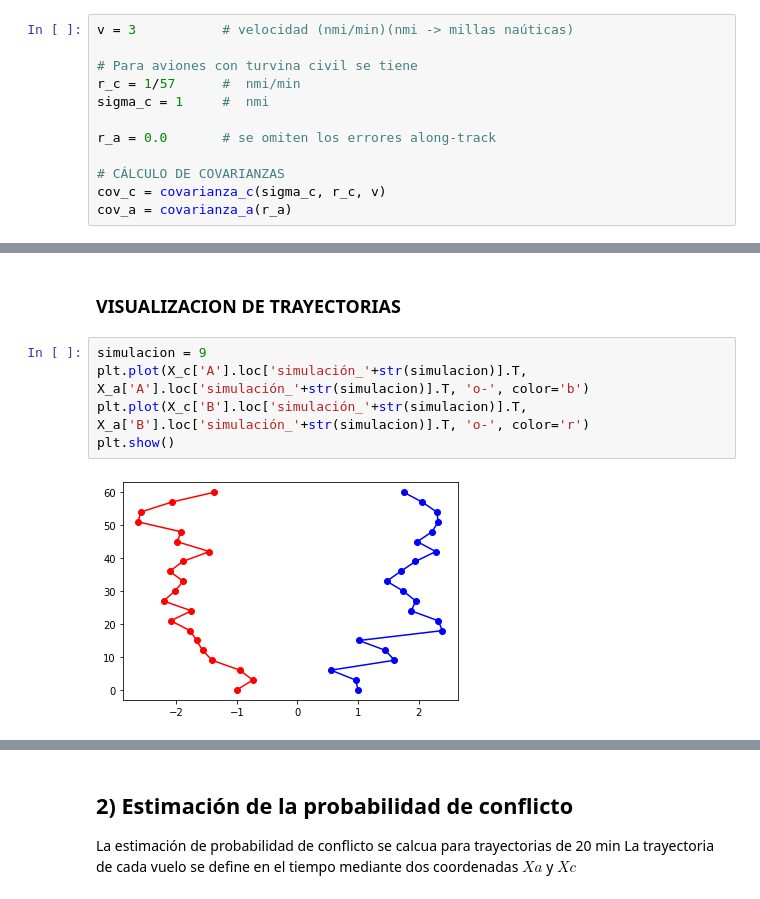
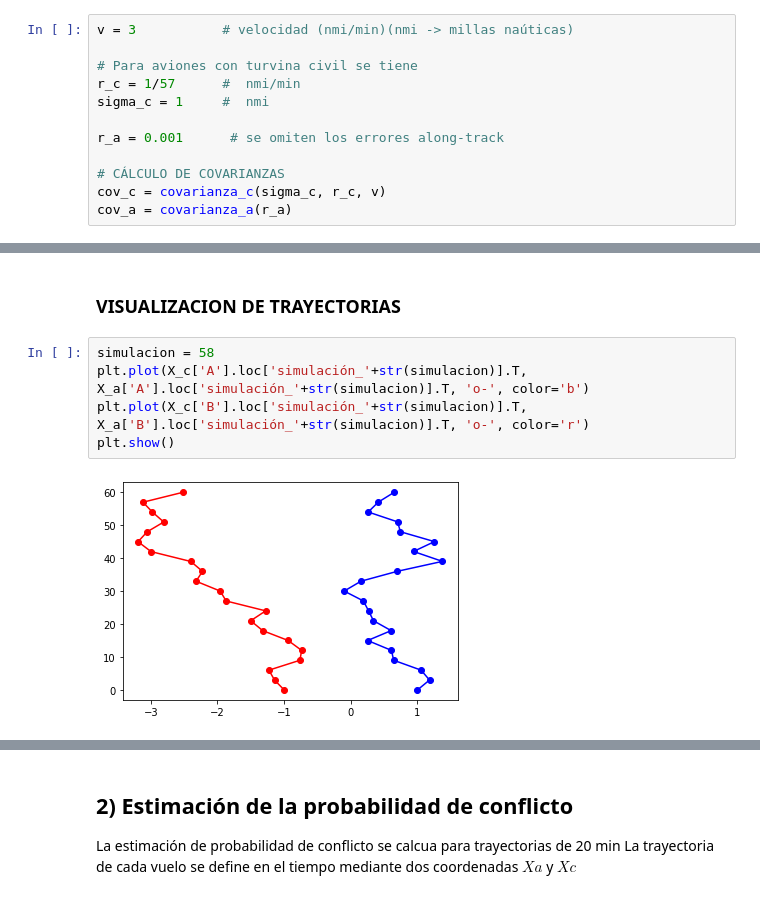
Before and after one commit to AnIsAsPe/Estimacion-probabilidad-conflicto-en-trayectorias-de-vuelos-paralelos, a Jupyter notebook: Notebooks/Estimación_probabilidad_de_conflicto_en_trayectorias_de_vuelo_MonteCarlo.ipynb, the cells around one changed output, grey strips where cells are left out. Cells and saved outputs as stored; diff of their text form.

```diff
--- a/Notebooks/Estimación_probabilidad_de_conflicto_en_trayectorias_de_vuelo_MonteCarlo.ipynb
+++ b/Notebooks/Estimación_probabilidad_de_conflicto_en_trayectorias_de_vuelo_MonteCarlo.ipynb
@@ -177,7 +177,7 @@ v = 3           # velocidad (nmi/min)(nmi -> millas naúticas)
 r_c = 1/57      #  nmi/min
 sigma_c = 1     #  nmi
 
-r_a = 0.0       # se omiten los errores along-track
+r_a = 0.001      # se omiten los errores along-track
 
 # CÁLCULO DE COVARIANZAS
 cov_c = covarianza_c(sigma_c, r_c, v)
@@ -233,9 +238,9 @@ X_c['A']
 # %% [markdown]
 ### VISUALIZACION DE TRAYECTORIAS
 # %%
-simulacion = 9
+simulacion = 58
 plt.plot(X_c['A'].loc['simulación_'+str(simulacion)].T, X_a['A'].loc['simulación_'+str(simulacion)].T, 'o-', color='b')
 plt.plot(X_c['B'].loc['simulación_'+str(simulacion)].T, X_a['B'].loc['simulación_'+str(simulacion)].T, 'o-', color='r')
 plt.show()
 # %% [output]
-[figure, old version]
+[figure, new version]
```
Also changed, not shown: parts of 9 cells of this notebook.
